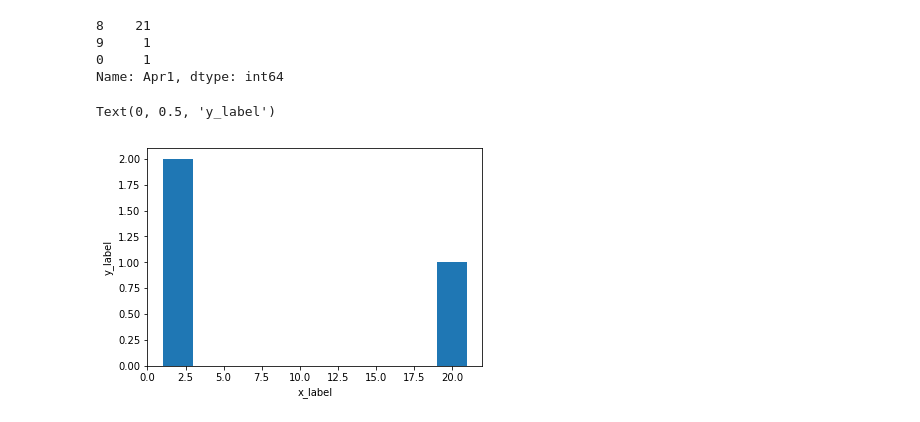
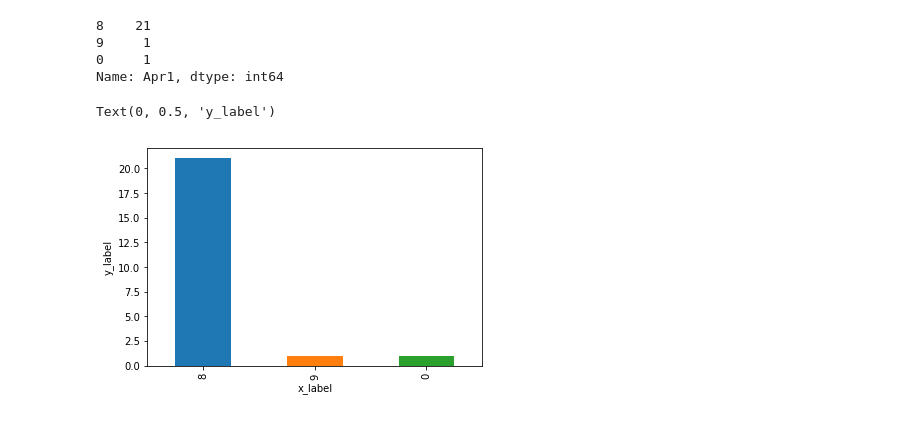
Before and after one commit to AnnaLara/ds-challenge-05_seattle-ds-career-040119, a Jupyter notebook: ds-challenge-05_seattle-ds-career-040119.ipynb, the cells around one changed output. Saved outputs shown, nothing was run; the diff lists cells and outputs as text; code cells hidden in the pictures.

Commit message:
Add histogram for hour of attendance

```diff
--- a/ds-challenge-05_seattle-ds-career-040119.ipynb
+++ b/ds-challenge-05_seattle-ds-career-040119.ipynb
@@ -78,5 +88,7 @@ hour_df
 | 20 | 8 | 8 | 8 | 8 | 8 | 8 |
 | 21 | 8 | 8 | 9 | 8 | 8 | 8 |
 | 22 | 8 | 8 | 8 | 8 | 8 | 8 |
+# %%
+hour_df = hour_df.replace(to_replace = 'a', value = 0)
 # %%
-hour_df.applymap(lambda x: int(x))
+hour_df = hour_df.applymap(lambda x: int(x))
@@ -108,9 +155,9 @@ apr1_attendance.T
 0     1
 Name: Apr1, dtype: int64
 # %%
-ax = apr1_attendance.plot.hist()
+ax = apr1_attendance.plot.bar()
 ax.set_xlabel('x_label')
 ax.set_ylabel('y_label')
 # %% [output]
 Text(0, 0.5, 'y_label')
-[figure, old version]
+[figure, new version]
```
Also changed, not shown: parts of 8 cells of this notebook.
